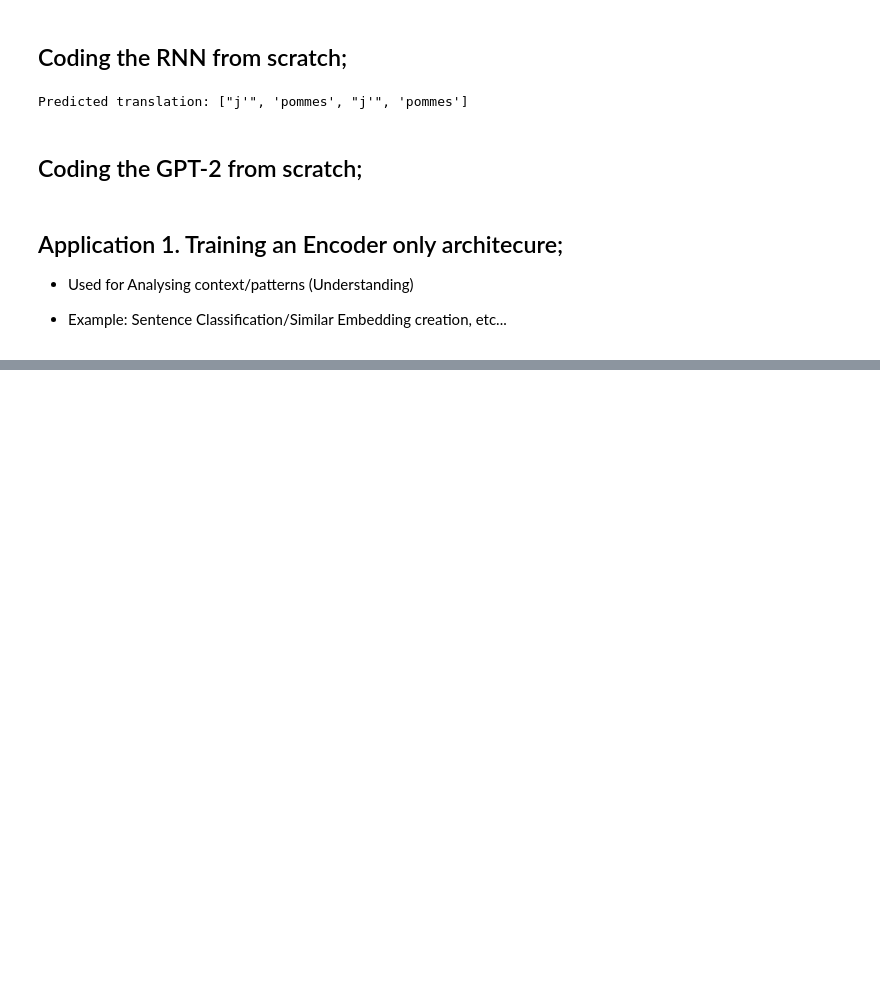
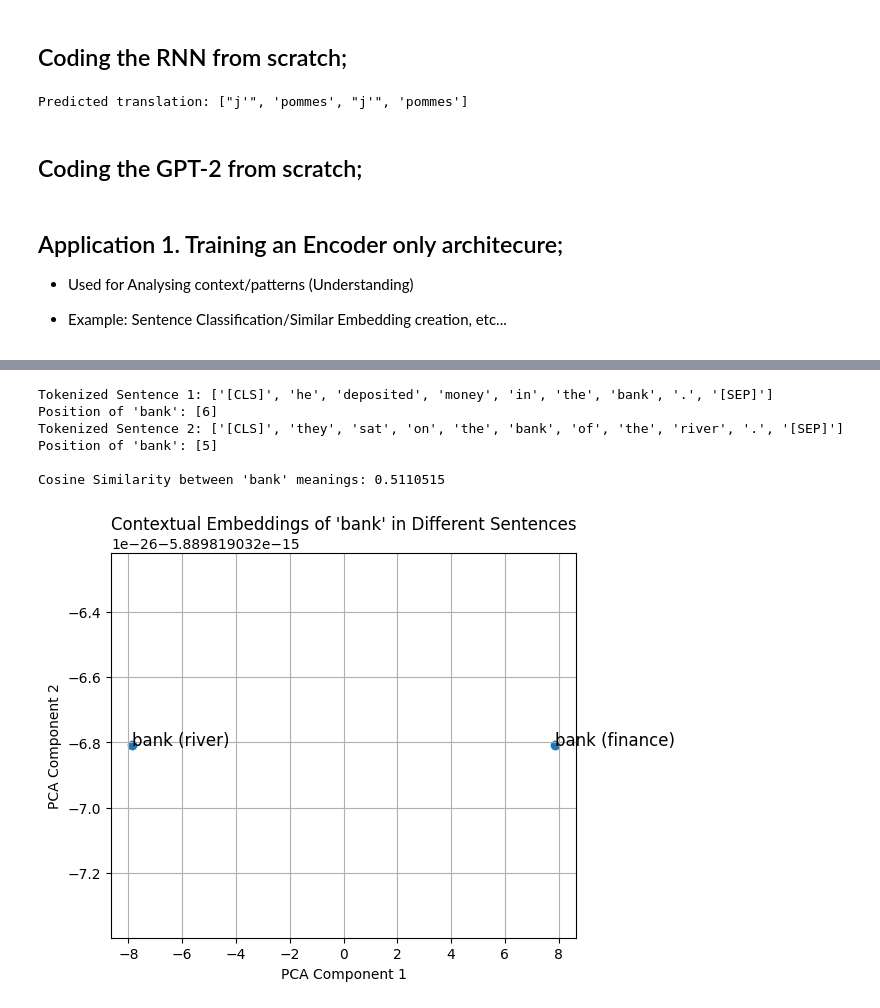
Before and after one commit to s-ravi18/Model_Architectures_From_Scratch, a Jupyter notebook: LLMs/Hands_on_LLMs.ipynb, the cells around one changed output, grey strips where cells are left out. Saved outputs shown, nothing was run; the diff lists cells and outputs as text; code cells hidden in the pictures; blank space fills up the shorter version.

```diff
--- a/LLMs/Hands_on_LLMs.ipynb
+++ b/LLMs/Hands_on_LLMs.ipynb
@@ -492,0 +501,9 @@ for epoch in range(1000):
+# %%
+# Load a contextual embedding model (MiniLM or BERT)
+model_name = "bert-base-uncased"   # you can change to "sentence-transformers/all-MiniLM-L6-v2"
+tokenizer = AutoTokenizer.from_pretrained(model_name)
+model = AutoModel.from_pretrained(model_name)
+
+# Sentences containing the word "bank" in two meanings
+sent1 = "He deposited money in the bank."
+sent2 = "They sat on the bank of the river."
@@ -492,0 +517,53 @@ for epoch in range(1000):
+# %%
+
+def get_token_embedding(sentence, target_word):
+    tokens = tokenizer(sentence, return_tensors="pt", add_special_tokens=True)
+    outputs = model(**tokens)
+    hidden_states = outputs.last_hidden_state  # shape: [1, sequence_length, hidden_size]
+
+    # Convert token IDs to tokens
+    token_words = tokenizer.convert_ids_to_tokens(tokens["input_ids"][0])
+
+    # Find indices of the target word
+    indices = [i for i, tok in enumerate(token_words) if target_word in tok]
+
+    # Average embeddings if word is split into subword tokens
+    embedding = hidden_states[0, indices, :].mean(dim=0).detach().numpy()
+
+    return embedding, token_words, indices
+
+# Get embeddings of "bank" in both contexts
+emb1, tok1, idx1 = get_token_embedding(sent1, "bank")
+emb2, tok2, idx2 = get_token_embedding(sent2, "bank")
+# %%
+print("Tokenized Sentence 1:", tok1)
+print("Position of 'bank':", idx1)
+print("Tokenized Sentence 2:", tok2)
+print("Position of 'bank':", idx2)
+
+# Cosine similarity
+sim = cosine_similarity([emb1], [emb2])[0][0]
+print("\nCosine Similarity between 'bank' meanings:", sim)
+# %% [output]
+Tokenized Sentence 1: ['[CLS]', 'he', 'deposited', 'money', 'in', 'the', 'bank', '.', '[SEP]']
+Position of 'bank': [6]
+Tokenized Sentence 2: ['[CLS]', 'they', 'sat', 'on', 'the', 'bank', 'of', 'the', 'river', '.', '[SEP]']
+Position of 'bank': [5]
+
+Cosine Similarity between 'bank' meanings: 0.5110515
+# %%
+# PCA for visualization
+pca = PCA(n_components=2)
+embeddings_2d = pca.fit_transform([emb1, emb2])
+
+plt.figure(figsize=(6, 5))
+plt.scatter(embeddings_2d[:, 0], embeddings_2d[:, 1])
+plt.text(embeddings_2d[0, 0], embeddings_2d[0, 1], "bank (finance)", fontsize=12)
+plt.text(embeddings_2d[1, 0], embeddings_2d[1, 1], "bank (river)", fontsize=12)
+plt.title("Contextual Embeddings of 'bank' in Different Sentences")
+plt.xlabel("PCA Component 1")
+plt.ylabel("PCA Component 2")
+plt.grid(True)
+plt.show()
+# %% [output]
+[figure, added]
```
Also changed, not shown: parts of 3 cells of this notebook.
